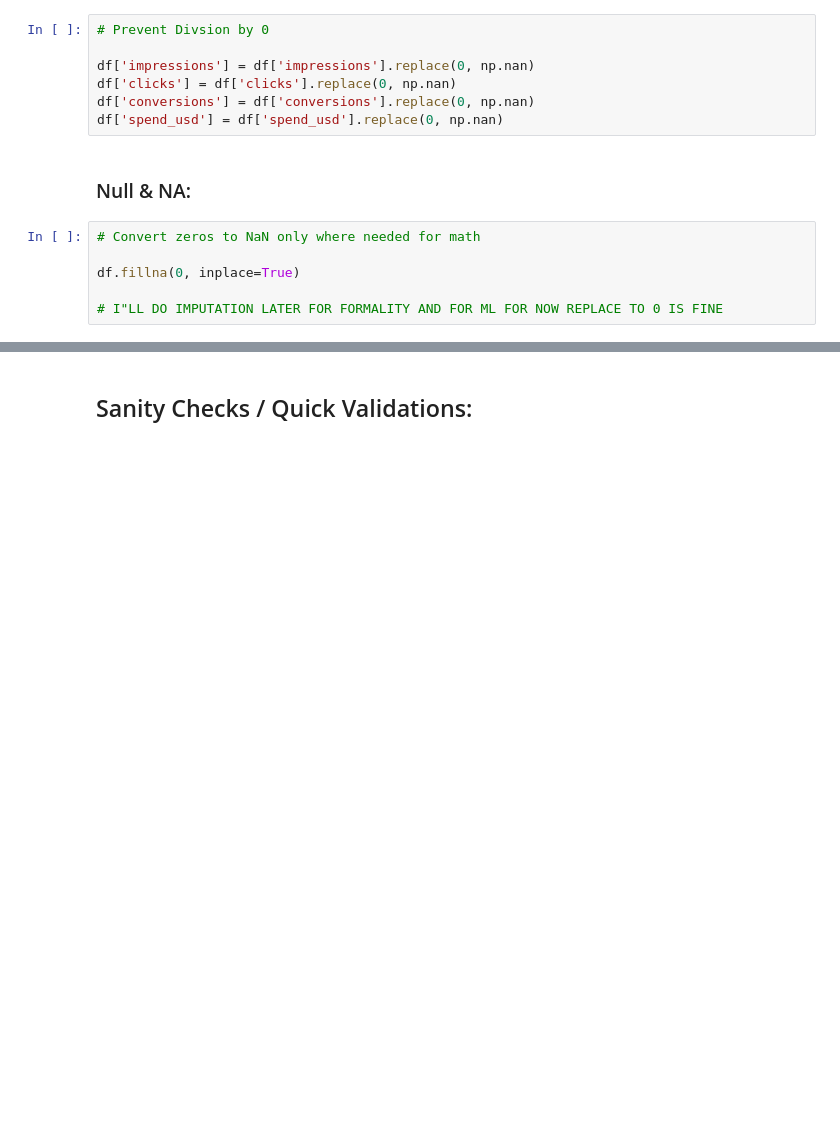
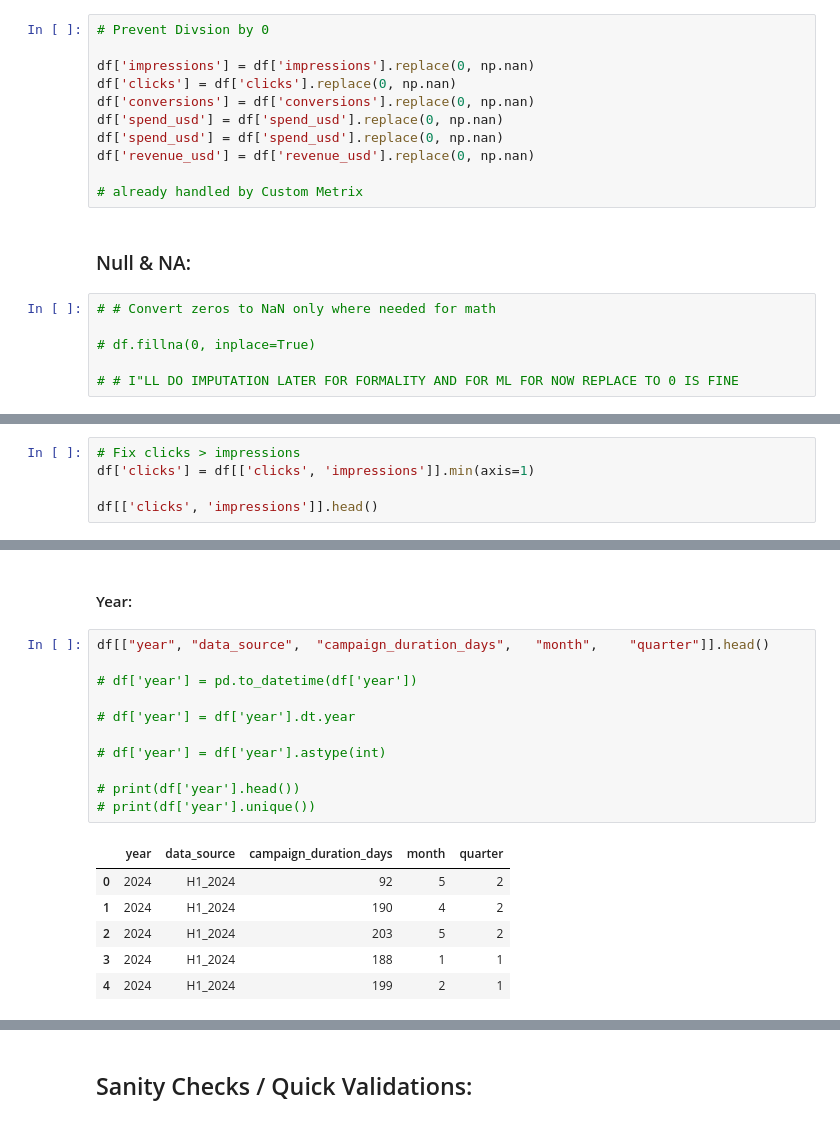
Before and after one commit to Playful-Cloud/Marketing_Campaign_Analysis_and_Optimization, a Jupyter notebook: notebooks/04_feature_engineering.ipynb, the cells around one changed output, grey strips where cells are left out. Saved outputs shown, nothing was run; the diff lists cells and outputs as text; blank space fills up the shorter version.

Commit message:
made updates with the DC & FE notebooks addressed issues with erroneoous volume of conversions in contrast to clicks and impressions

```diff
--- a/notebooks/04_feature_engineering.ipynb
+++ b/notebooks/04_feature_engineering.ipynb
@@ -158,11 +160,15 @@ df['impressions'] = df['impressions'].replace(0, np.nan)
 df['clicks'] = df['clicks'].replace(0, np.nan)
 df['conversions'] = df['conversions'].replace(0, np.nan)
 df['spend_usd'] = df['spend_usd'].replace(0, np.nan)
+df['spend_usd'] = df['spend_usd'].replace(0, np.nan)
+df['revenue_usd'] = df['revenue_usd'].replace(0, np.nan)
+
+# already handled by Custom Metrix
 # %% [markdown]
 ### Null & NA:
 # %%
-# Convert zeros to NaN only where needed for math
+# # Convert zeros to NaN only where needed for math
 
-df.fillna(0, inplace=True)
+# df.fillna(0, inplace=True)
 
-# I"LL DO IMPUTATION LATER FOR FORMALITY AND FOR ML FOR NOW REPLACE TO 0 IS FINE
+# # I"LL DO IMPUTATION LATER FOR FORMALITY AND FOR ML FOR NOW REPLACE TO 0 IS FINE
@@ -168,0 +177,5 @@ df.fillna(0, inplace=True)
+# %%
+# Fix clicks > impressions
+df['clicks'] = df[['clicks', 'impressions']].min(axis=1)
+
+df[['clicks', 'impressions']].head()
@@ -194 +395,21 @@ df['revenue_per_conversion'] = np.where(df['conversions'] > 0, df['revenue_usd']
+# %% [markdown]
+#### Year:
+# %%
+df[["year",	"data_source",	"campaign_duration_days",	"month",	"quarter"]].head()
+
+# df['year'] = pd.to_datetime(df['year'])
+
+# df['year'] = df['year'].dt.year
+
+# df['year'] = df['year'].astype(int)
+
+# print(df['year'].head())
+# print(df['year'].unique())
+# %% [output]
+|  | year | data_source | campaign_duration_days | month | quarter |
+| 0 | 2024 | H1_2024 | 92 | 5 | 2 |
+| 1 | 2024 | H1_2024 | 190 | 4 | 2 |
+| 2 | 2024 | H1_2024 | 203 | 5 | 2 |
+| 3 | 2024 | H1_2024 | 188 | 1 | 1 |
+| 4 | 2024 | H1_2024 | 199 | 2 | 1 |
 # %%
```
Also changed, not shown: parts of 44 cells of this notebook, 2 other files.
